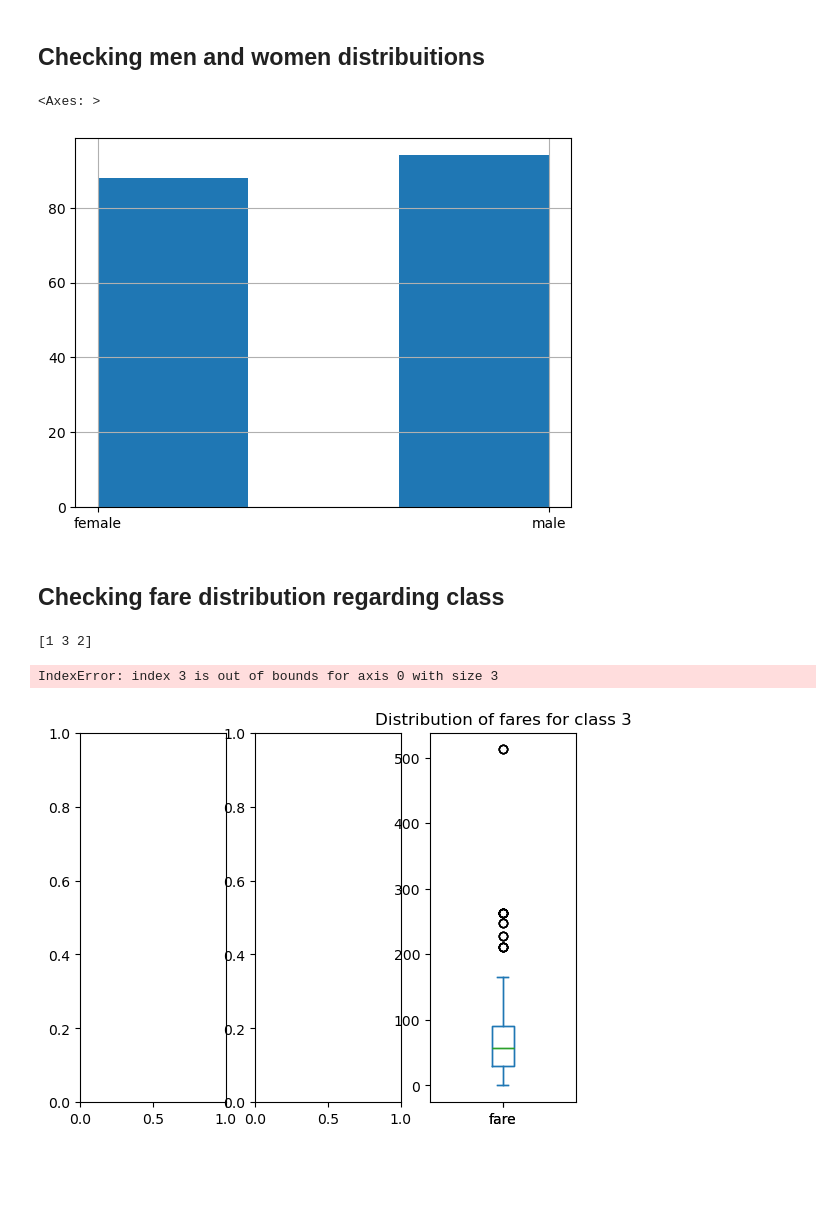
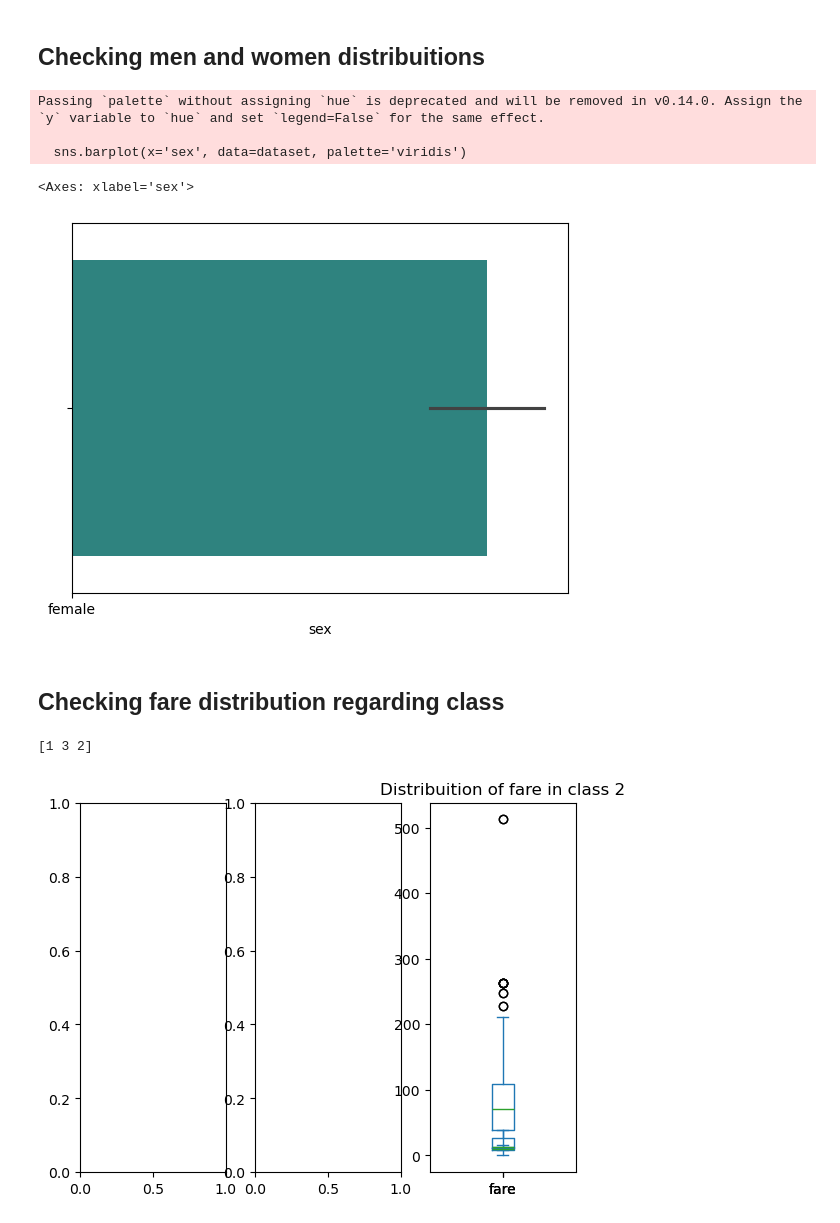
Before and after one commit to witorMao/mo809, a Jupyter notebook: lab3/lab4.ipynb, the cells around one changed output. Drawn from its saved outputs; the diff is of its cells as text; code cells hidden in the pictures; blank space fills up the shorter version.

```diff
--- a/lab3/lab4.ipynb
+++ b/lab3/lab4.ipynb
@@ -52,10 +52,15 @@ number of men: 94
 # %% [markdown]
 ## Checking men and women distribuitions
 # %%
-dataset['sex'].hist(bins=3) # Creates a histogram for the 'Value' column with 5 bins
+# dataset['sex'].hist(bins=3) # Creates a histogram for the 'Value' column with 5 bins
+# sns.barplot(x='sex', y=dataset['sex'] == "male", data=dataset, palette='viridis')
+sns.barplot(x='sex', data=dataset, palette='viridis')
 # %% [output]
-<Axes: >
+Passing `palette` without assigning `hue` is deprecated and will be removed in v0.14.0. Assign the `y` variable to `hue` and set `legend=False` for the same effect.
+
+  sns.barplot(x='sex', data=dataset, palette='viridis')
+<Axes: xlabel='sex'>
-[figure, old version]
+[figure, new version]
 # %% [markdown]
 ## Checking fare distribution regarding class
 # %%
@@ -66,10 +71,10 @@ fig, axes = plt.subplots(1, len(unique_classes))
 
 for elem in unique_classes:
     class_dataset = dataset[dataset['pclass'] == elem]
-    axes[elem] = dataset['fare'].plot(kind='box', title=f'Distribution of fares for class {elem}')
+    axes[elem - 1] = class_dataset['fare'].plot(kind='box')
+    axes[elem - 1].set_title(f"Distribuition of fare in class {elem}")
 
-plt.show()
+fig.show()
 # %% [output]
 [1 3 2]
-IndexError: index 3 is out of bounds for axis 0 with size 3
-[figure, old version]
+[figure, new version]
```
Also changed, not shown: parts of 3 cells of this notebook.
